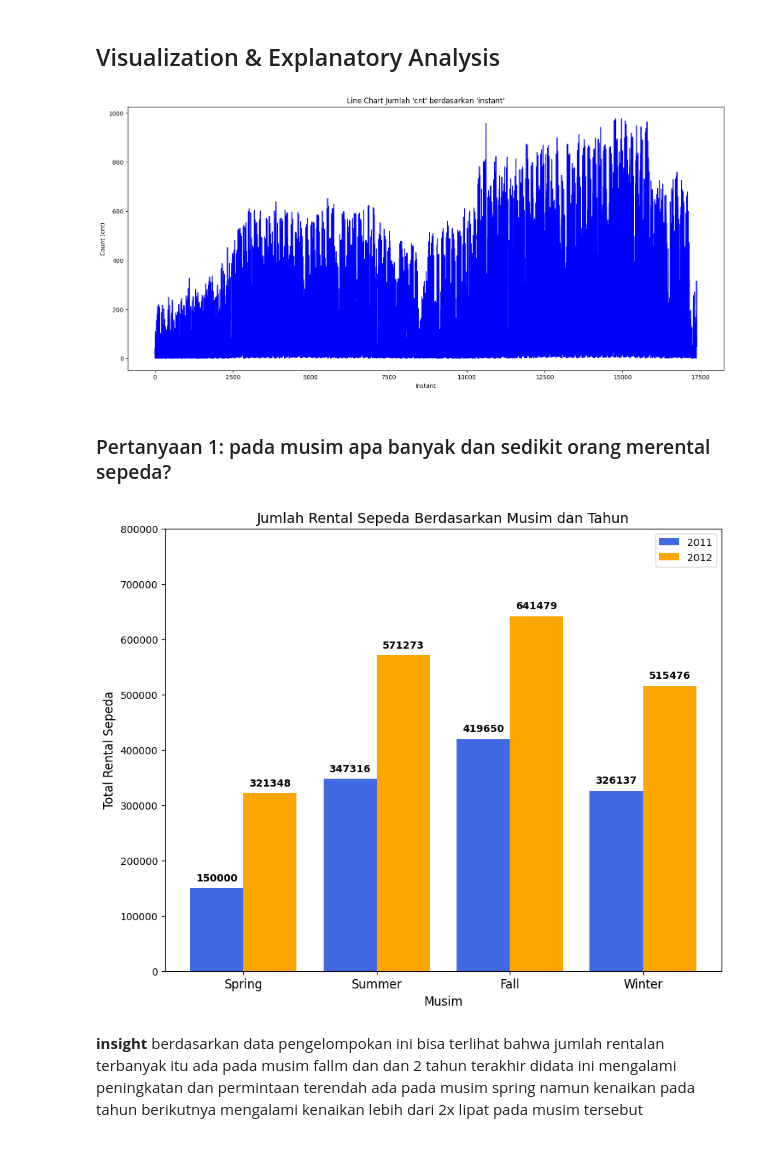
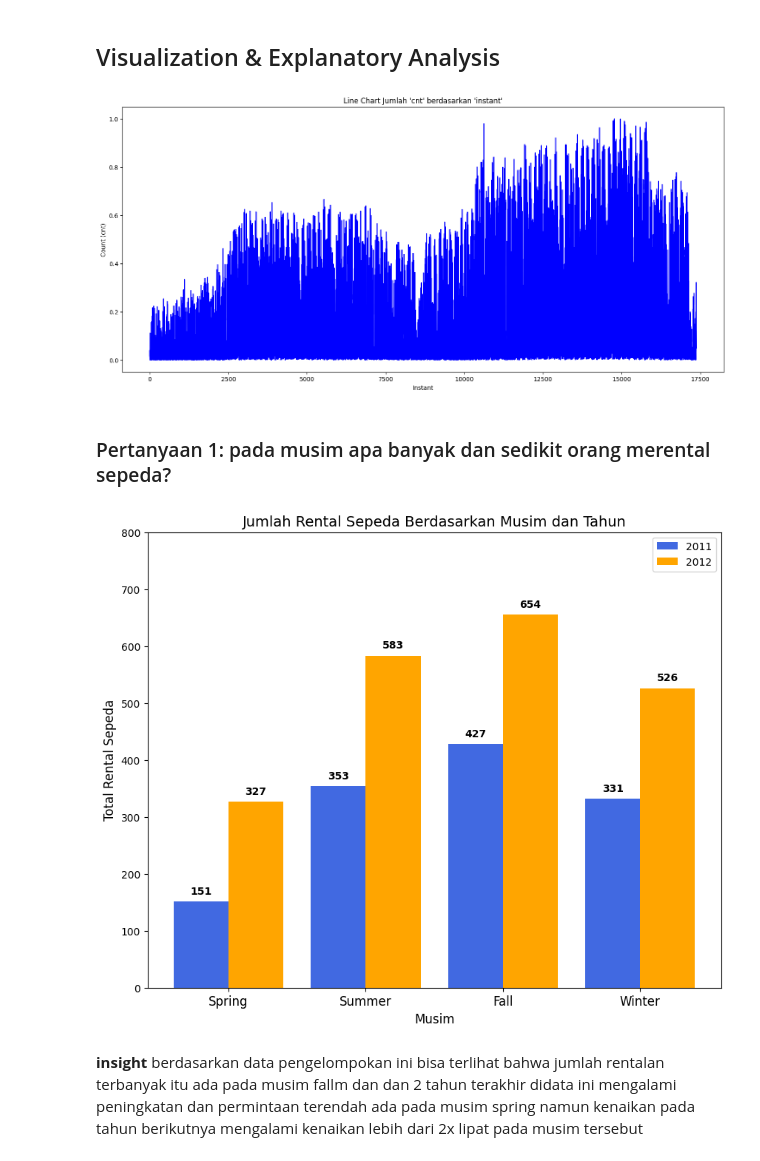
Before and after one commit to rexxar280903/Dicoding, a Jupyter notebook: Proyek_Analisis_Data.ipynb, the cells around one changed output. Cells and saved outputs as stored; diff of their text form; code cells hidden in the pictures.

```diff
--- a/Proyek_Analisis_Data.ipynb
+++ b/Proyek_Analisis_Data.ipynb
@@ -164,0 +187,13 @@ plt.scatter(range(len(data['registered'])), data['registered'])
+# %%
+from sklearn.preprocessing import MinMaxScaler
+# Kolom numerik yang akan dinormalisasi
+numeric_cols = ['temp', 'atemp', 'hum', 'windspeed', 'casual', 'registered', 'cnt']
+
+# Inisialisasi scaler
+scaler = MinMaxScaler()
+
+# Normalisasi
+data[numeric_cols] = scaler.fit_transform(data[numeric_cols])
+
+# Cek hasil
+print(data.head())
@@ -202,8 +258,6 @@ data.describe()
 # %% [markdown]
 ## Visualization & Explanatory Analysis
 # %%
-
-
 # Set ukuran figure sebelum memplot
 plt.figure(figsize=(18, 8))
 
@@ -218,7 +272,7 @@ plt.ylabel("Count (cnt)")
 # Menampilkan plot
 plt.show()
 # %% [output]
-[figure, old version]
+[figure, new version]
 # %% [markdown]
 ### Pertanyaan 1: pada musim apa banyak dan sedikit orang merental sepeda?
 # %%
@@ -229,35 +283,35 @@ season_rentals = data.groupby(['season', 'yr'])['cnt'].sum().unstack()
 # Sumbu X (jumlah musim)
 x = np.arange(len(season_rentals.index))
 width = 0.4  # Lebar batang
 
 # Membuat figure dan axis
 fig, ax = plt.subplots(figsize=(10, 8))
 
 # Membuat barchart dengan 2 batang untuk setiap musim (2011 & 2012)
 rects1 = ax.bar(x - width/2, season_rentals[0], width, label="2011", color='royalblue')
 rects2 = ax.bar(x + width/2, season_rentals[1], width, label="2012", color='orange')
 
 # Menampilkan angka di atas batang
 ax.bar_label(rects1, padding=5, fmt='%d', color='black', fontweight='bold')
 ax.bar_label(rects2, padding=5, fmt='%d', color='black', fontweight='bold')
 
 # **Menambahkan label musim pada sumbu X**
 ax.set_xticks(x)
 ax.set_xticklabels(['Spring', 'Summer', 'Fall', 'Winter'], fontsize=12)
 
 # Menyesuaikan skala sumbu Y
-ax.set_ylim(0, 800000)
+ax.set_ylim(0, 800)
 
 # Menambahkan judul dan label sumbu
 plt.title('Jumlah Rental Sepeda Berdasarkan Musim dan Tahun', fontsize=14)
 plt.xlabel('Musim', fontsize=12)
 plt.ylabel('Total Rental Sepeda', fontsize=12)
 plt.legend()  # Tambahkan keterangan untuk tahun
 
 # Menampilkan grafik
 plt.show()
 # %% [output]
-[figure, old version]
+[figure, new version]
 # %% [markdown]
 **insight**
 berdasarkan data pengelompokan ini bisa terlihat bahwa jumlah rentalan terbanyak itu ada pada musim fallm dan dan 2 tahun terakhir didata ini mengalami peningkatan dan permintaan terendah ada pada musim spring namun kenaikan pada tahun berikutnya mengalami kenaikan lebih dari 2x lipat pada musim tersebut
```
Also changed, not shown: parts of 8 cells of this notebook.
